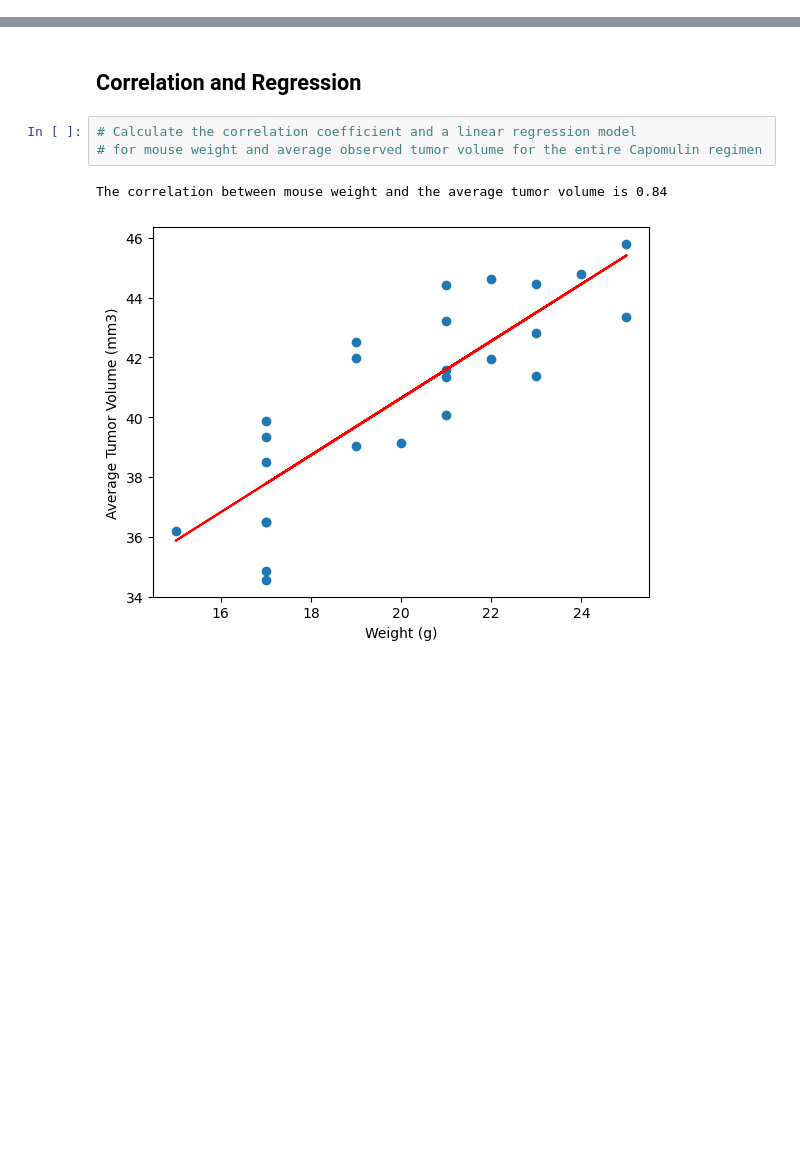
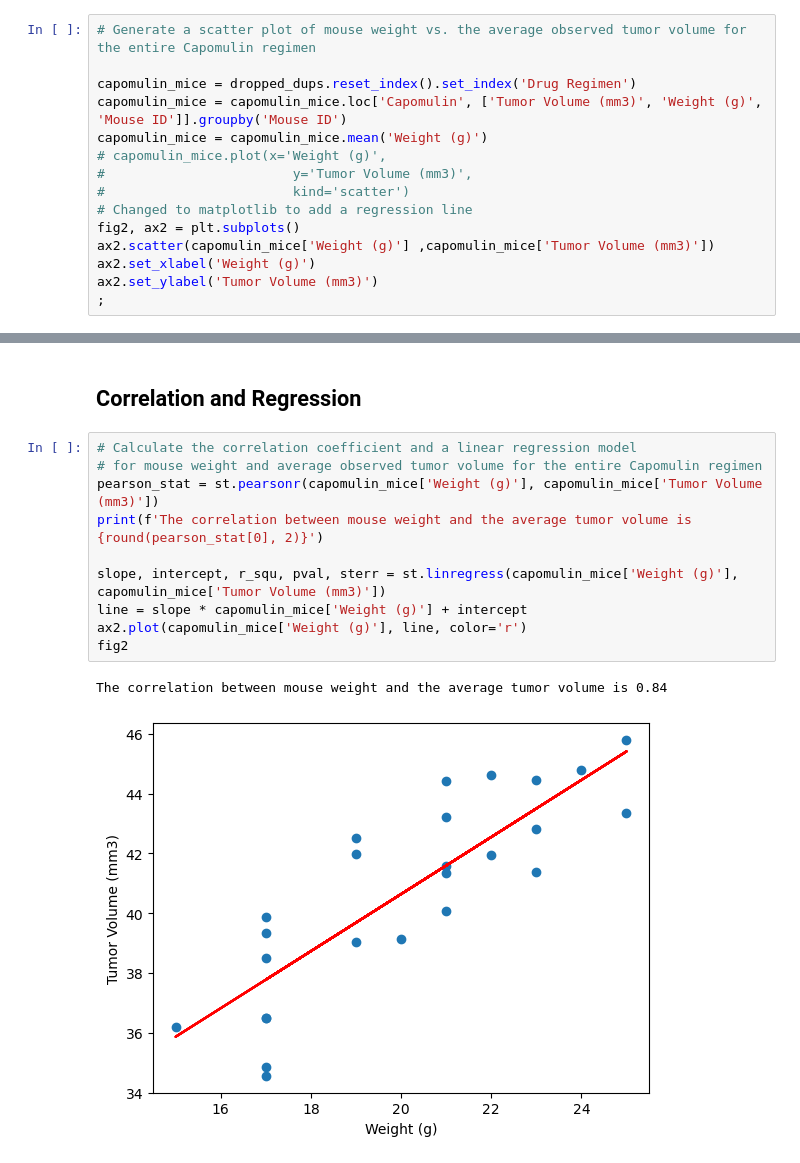
Before and after one commit to Nate-Sheibley/treatment-outcomes, a Jupyter notebook: Pymaceuticals/pymaceuticals_NSS.ipynb, the cells around one changed output, grey strips where cells are left out. Saved outputs shown, nothing was run; the diff lists cells and outputs as text; blank space fills up the shorter version.

```diff
--- a/Pymaceuticals/pymaceuticals_NSS.ipynb
+++ b/Pymaceuticals/pymaceuticals_NSS.ipynb
@@ -309,0 +294,15 @@ ax1.set_ylabel('Final Tumor Volume (mm3)')
+# %%
+# Generate a scatter plot of mouse weight vs. the average observed tumor volume for the entire Capomulin regimen
+
+capomulin_mice = dropped_dups.reset_index().set_index('Drug Regimen')
+capomulin_mice = capomulin_mice.loc['Capomulin', ['Tumor Volume (mm3)', 'Weight (g)', 'Mouse ID']].groupby('Mouse ID')
+capomulin_mice = capomulin_mice.mean('Weight (g)')
+# capomulin_mice.plot(x='Weight (g)',
+#                        y='Tumor Volume (mm3)',
+#                        kind='scatter')
+# Changed to matplotlib to add a regression line
+fig2, ax2 = plt.subplots()
+ax2.scatter(capomulin_mice['Weight (g)'] ,capomulin_mice['Tumor Volume (mm3)'])
+ax2.set_xlabel('Weight (g)')
+ax2.set_ylabel('Tumor Volume (mm3)')
+;
@@ -312,6 +314,13 @@ ax1.set_ylabel('Final Tumor Volume (mm3)')
 # %%
 # Calculate the correlation coefficient and a linear regression model
 # for mouse weight and average observed tumor volume for the entire Capomulin regimen
+pearson_stat = st.pearsonr(capomulin_mice['Weight (g)'], capomulin_mice['Tumor Volume (mm3)'])
+print(f'The correlation between mouse weight and the average tumor volume is {round(pearson_stat[0], 2)}')
+
+slope, intercept, r_squ, pval, sterr = st.linregress(capomulin_mice['Weight (g)'], capomulin_mice['Tumor Volume (mm3)'])
+line = slope * capomulin_mice['Weight (g)'] + intercept
+ax2.plot(capomulin_mice['Weight (g)'], line, color='r')
+fig2
 # %% [output]
 The correlation between mouse weight and the average tumor volume is 0.84
-[figure, old version]
+[figure, new version]
```
Also changed, not shown: parts of 11 cells of this notebook.
